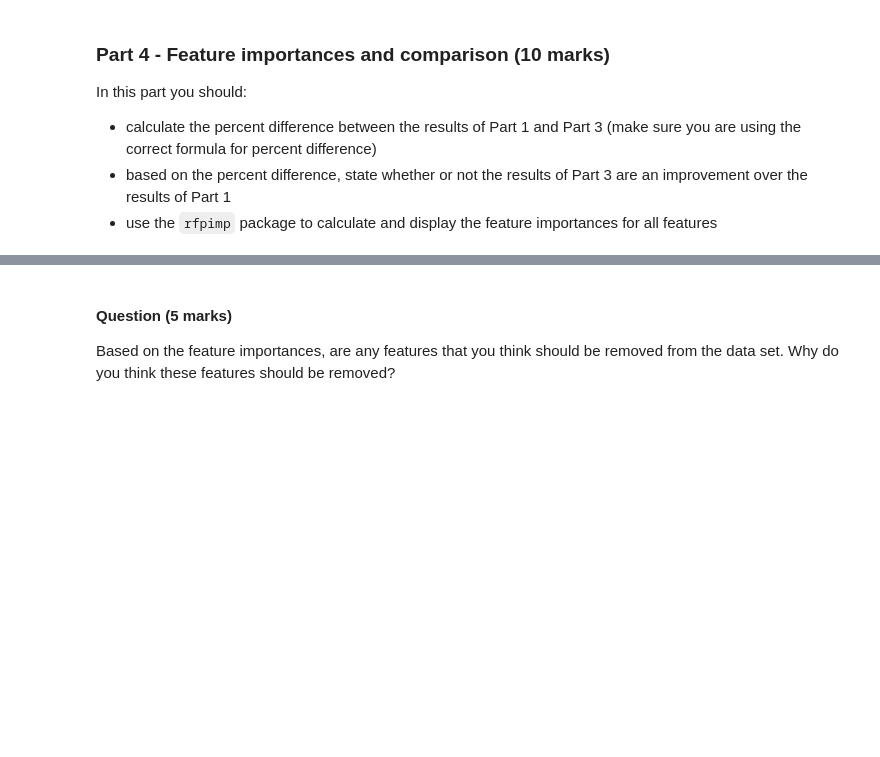
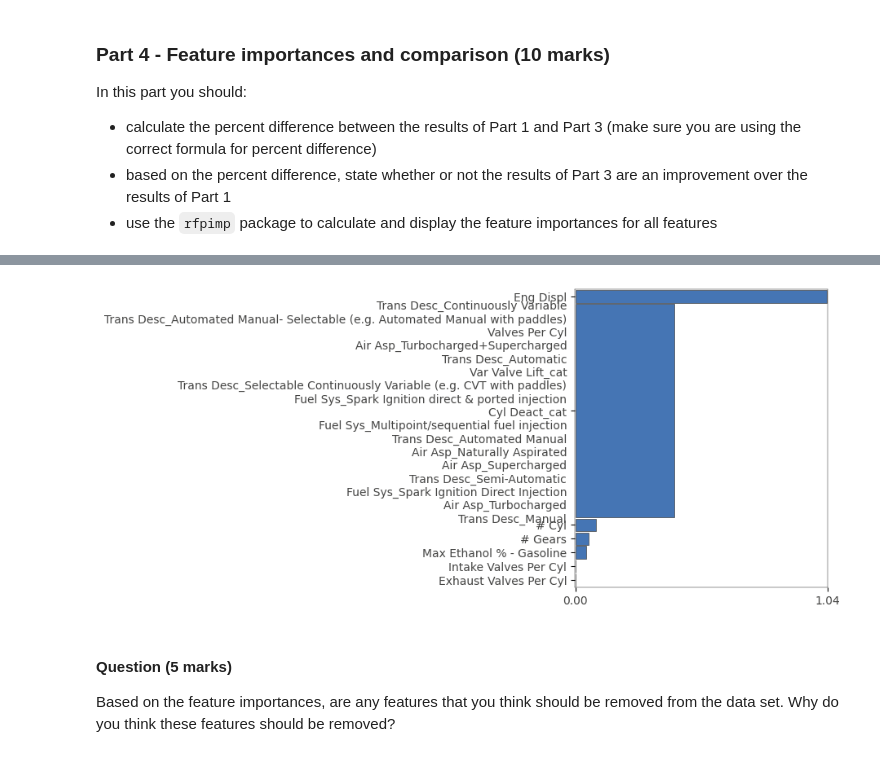
Before and after one commit to educbd/ML_, a Jupyter notebook: Graded_Lab_2.ipynb, the cells around one changed output, grey strips where cells are left out. Saved outputs shown, nothing was run; the diff lists cells and outputs as text; code cells hidden in the pictures; blank space fills up the shorter version.

```diff
--- a/Graded_Lab_2.ipynb
+++ b/Graded_Lab_2.ipynb
@@ -271,3 +305,7 @@ In this part you should:
  - create and evaluate a model using all the features from Parts 1 and 2 above
 
 #### Code (15 marks)
+# %%
+data = [df_num, df_obj]
+df_tot = pd.concat(data, axis = 1)
+df_tot
@@ -273,0 +326,14 @@ In this part you should:
+# %%
+X3 = df_tot.drop(['Comb Unadj FE - Conventional Fuel'], axis = 1)
+y3 = df_tot['Comb Unadj FE - Conventional Fuel']
+# %%
+oob_scores3 = []
+predictions_3 =[]
+for i in range(10):
+    model_3 = RandomForestRegressor(n_estimators=100, n_jobs=-1, oob_score=True)
+    X3_train, X3_test, y3_train, y3_test = train_test_split(X3, y3, test_size=0.2)
+    model_3.fit(X3_train, y3_train)
+    oob_scores3.append(model_3.oob_score_)
+
+avg_oob_scores_3 = sum(oob_scores3) / len(oob_scores3)
+print(f"Average OOB score over 10 runs for model 3: {avg_oob_scores_3:.4f}")
@@ -281,3 +371,15 @@ In this part you should:
+# %%
+# Feature importances - Part 3
+def showimp(model_3, X3, y3):
+    features = list(X.columns)
+
+
+    I = importances(model_3, X3, y3, features=features)
+    plot_importances(I, color='#4575b4')
+
+showimp(model_3, X3, y3)
+# %% [output]
+[figure, added]
 # %% [markdown]
 #### Question (5 marks)
 
```
Also changed, not shown: parts of 17 cells of this notebook.
